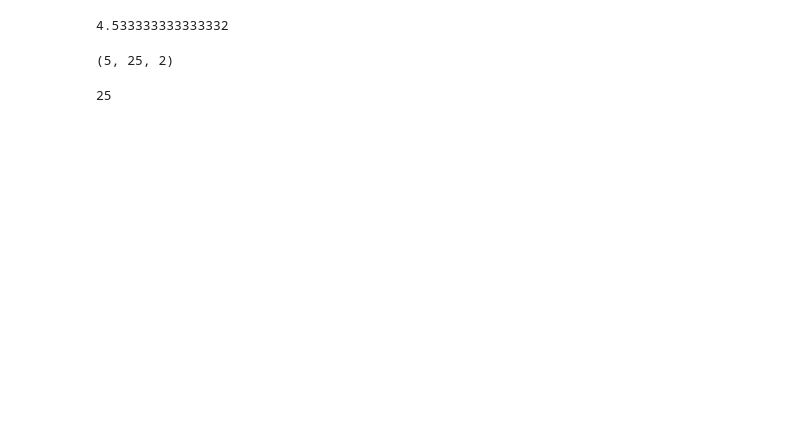
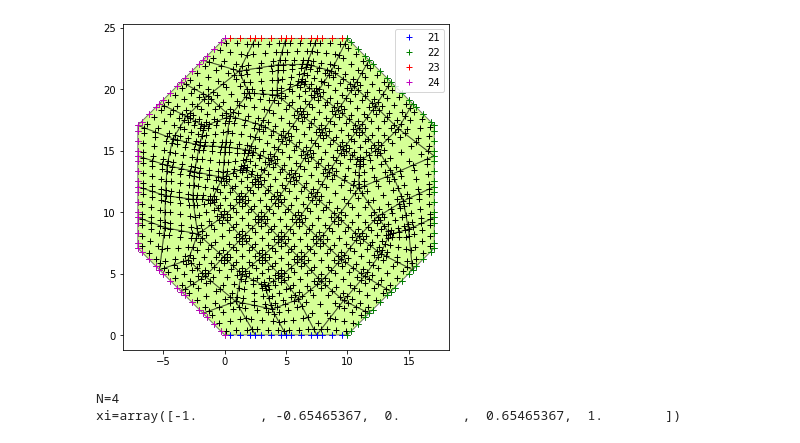
Before and after one commit to sbrisson-sudo/FEM_Elastic_Waves, a Jupyter notebook: src/sem2d.ipynb, the cells around one changed output. Cells and saved outputs as stored; diff of their text form; code cells hidden in the pictures; blank space fills up the shorter version.

```diff
--- a/src/sem2d.ipynb
+++ b/src/sem2d.ipynb
@@ -12,17 +12,24 @@ from fem2D import Node, Element, plotMesh, readGmsh4, shapeFunctions, interp, re
 
 eraseCurrentMesh()
 
-file = "../meshes/square4.msh"
-# file = "../meshes/octogon2.msh"
+# file = "../meshes/square2.msh"
+# regions = [
+#     (1, 31),
+#     (1, 33),
+#     (1, 32),
+#     (1, 34),
+#     ]
+
+file = "../meshes/octogon4.msh"
+regions = [
+    (1, 21),
+    (1, 23),
+    (1, 22),
+    (1, 24),
+    ]
 
 
-regions = [
-    (1, 31),
-    (1, 33),
-    (1, 32),
-    (1, 34),
-    ]
 elements, nodes = readGmsh4(file, regions)
-plotMesh(elements, nodes, [31, 32, 33, 34], allNodes=True)
 dof = len(nodes)
+print(f"{dof=}")
 # %% [output]
@@ -72,14 +41,0 @@ print(dh2d)
-# %%
-# test intégration
-
-def f(u,v): return 1.0 + u**2 - v**4
-
-fij = np.array([[f(xi1, xi2) for xi1 in xi] for xi2 in xi]).reshape(25)
-
-int2D(fij)
-# %% [output]
-4.533333333333332
-# %%
-dh2d.shape
-# %% [output]
-(5, 25, 2)
@@ -124,5 +42,20 @@ for e in tqdm(elements):
-# %%
-e = elements[0]
-print(len(e.nodes))
-# %% [output]
-25
+# %%
+# plotMesh(elements, nodes, [31, 32, 33, 34], allNodes=True)
+plotMesh(elements, nodes, [21, 22, 23, 24], allNodes=True)
+# %% [output]
+[figure, added]
+# %%
+# Chargement des points/poids d'intégration de GLL + dérivée des interpolateurs lagrangiens sur ces points
+
+N = int(np.sqrt(len(elements[0].nodes))) - 1
+
+if N == 1:
+    raise(Exception("Please use classical FEM (linear) for order 1 mesh"))
+
+xi,w,dh = readGLL(N)
+
+print(f"{N=}")
+print(f"{xi=}")
+# %% [output]
+N=4
+xi=array([-1.        , -0.65465367,  0.        ,  0.65465367,  1.        ])
```
Also changed, not shown: parts of 18 cells of this notebook, 5 other files.
